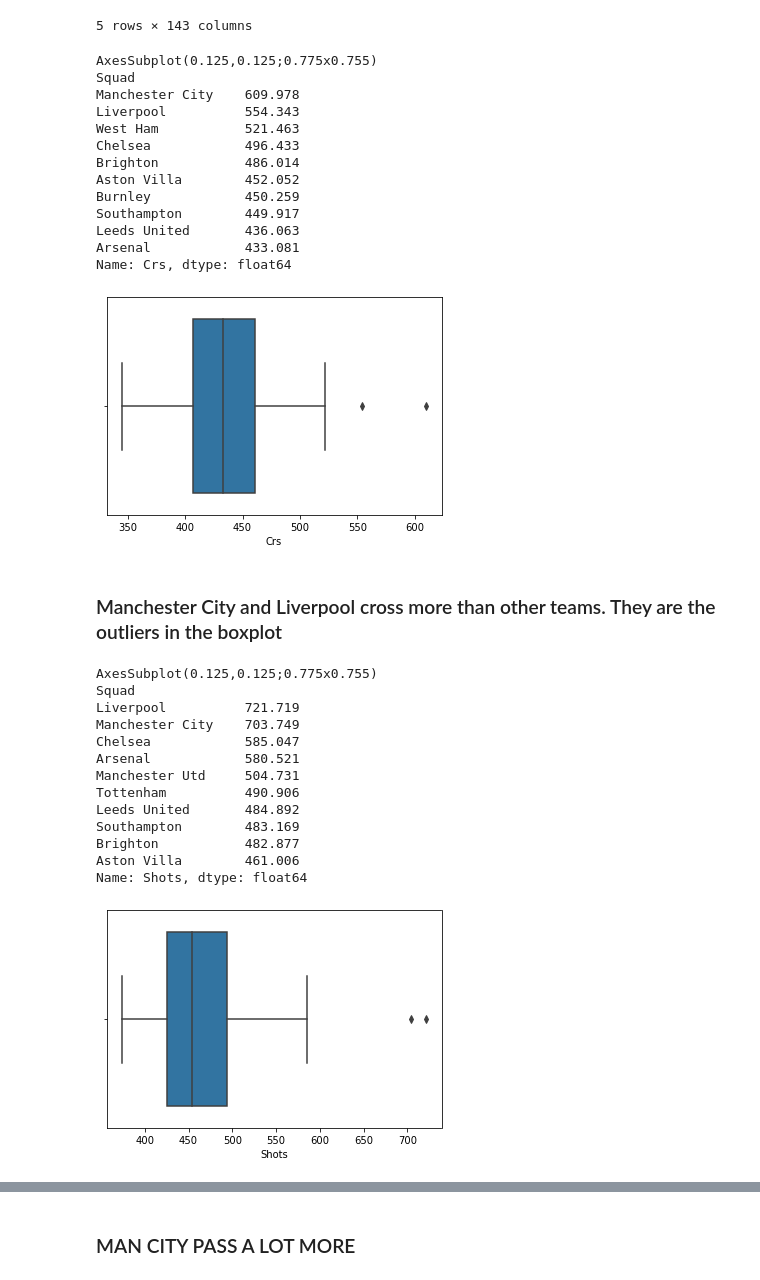
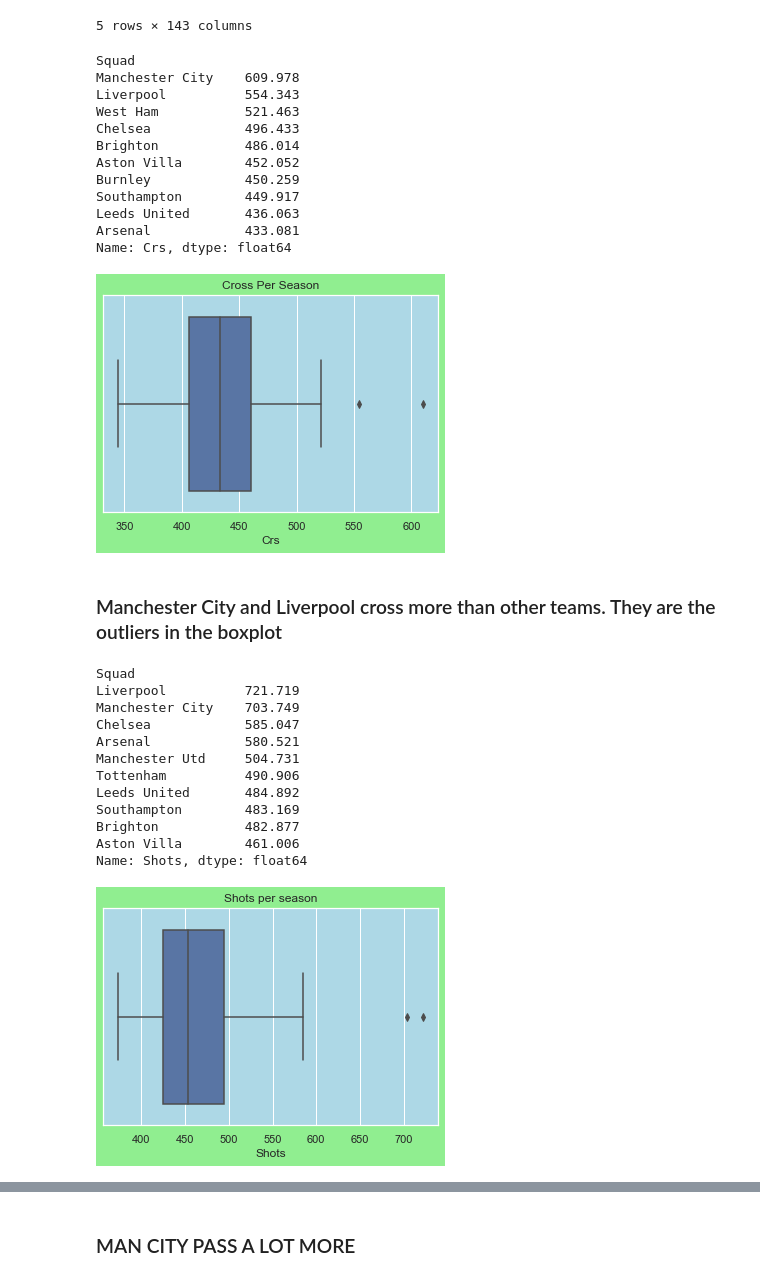
Before and after one commit to doankieu/iod, a Jupyter notebook: Mini1/football.ipynb, the cells around one changed output, grey strips where cells are left out. Cells and saved outputs as stored; diff of their text form; code cells hidden in the pictures.

```diff
--- a/Mini1/football.ipynb
+++ b/Mini1/football.ipynb
@@ -527,4 +19,7 @@ Name: PasTotCmp_season, dtype: float64
 # %%
-season_player_stats = pd.read_csv("/Users/linhvien/Downloads/2021-2022 Football Player Stats.csv",sep = ';',encoding = "ISO-8859-1")
-football5 = pd.read_csv("/Users/linhvien/Downloads/2021-2022 Football Player Stats.csv",sep = ';',encoding = "ISO-8859-1")
+season_player_stats = pd.read_csv("/Users/linhvien/Downloads/2021-2022 Football Player Stats.csv",
+                                  sep = ';',encoding = "ISO-8859-1")
+football5 = pd.read_csv("/Users/linhvien/Downloads/2021-2022 Football Player Stats.csv",
+                        sep = ';',encoding = "ISO-8859-1")
+season_player_stats_grand = pd.read_csv("/Users/linhvien/Downloads/archive(8)/players_stats_per_season.csv")
 # %%
@@ -690,31 +65,33 @@ sns.boxplot()
 # %%
-def display_players_season_stats(stat):
+def display_players_season_stats(stat,stat_describe):
+    sns.set(rc={'axes.facecolor':'lightblue', 'figure.facecolor':'lightgreen'})
     a = epl_players_season.groupby(by = "Squad")[stat].sum()
-    print(sns.boxplot(x = a))
+    fig = sns.boxplot(x = a)
+    fig.set_title(stat_describe)
+
+    fig.get_figure().savefig(stat_describe+".jpg")
     print(epl_players_season.groupby(by = "Squad")[stat].sum().sort_values(ascending=False).head(10))
 # %%
-display_players_season_stats("Crs")
+display_players_season_stats("Crs","Cross Per Season")
 # %% [output]
-AxesSubplot(0.125,0.125;0.775x0.755)
 Squad
 Manchester City    609.978
 Liverpool          554.343
 West Ham           521.463
 Chelsea            496.433
 Brighton           486.014
 Aston Villa        452.052
 Burnley            450.259
 Southampton        449.917
 Leeds United       436.063
 Arsenal            433.081
 Name: Crs, dtype: float64
-[figure, old version]
+[figure, new version]
 # %% [markdown]
 ### Manchester City and Liverpool cross more than other teams. They are the outliers in the boxplot
 # %%
-display_players_season_stats("Shots")
+display_players_season_stats("Shots", "Shots per season")
 # %% [output]
-AxesSubplot(0.125,0.125;0.775x0.755)
 Squad
 Liverpool          721.719
 Manchester City    703.749
@@ -727,5 +104,5 @@ Southampton        483.169
 Brighton           482.877
 Aston Villa        461.006
 Name: Shots, dtype: float64
-[figure, old version]
+[figure, new version]
 # %%
```
Also changed, not shown: parts of 153 cells of this notebook, 17 other files.
